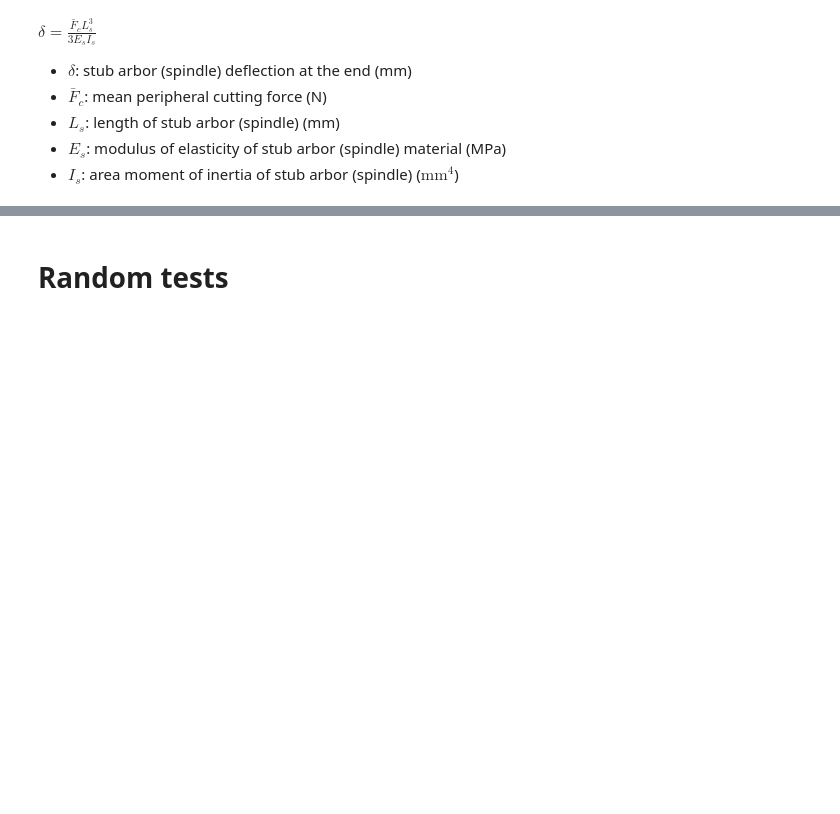
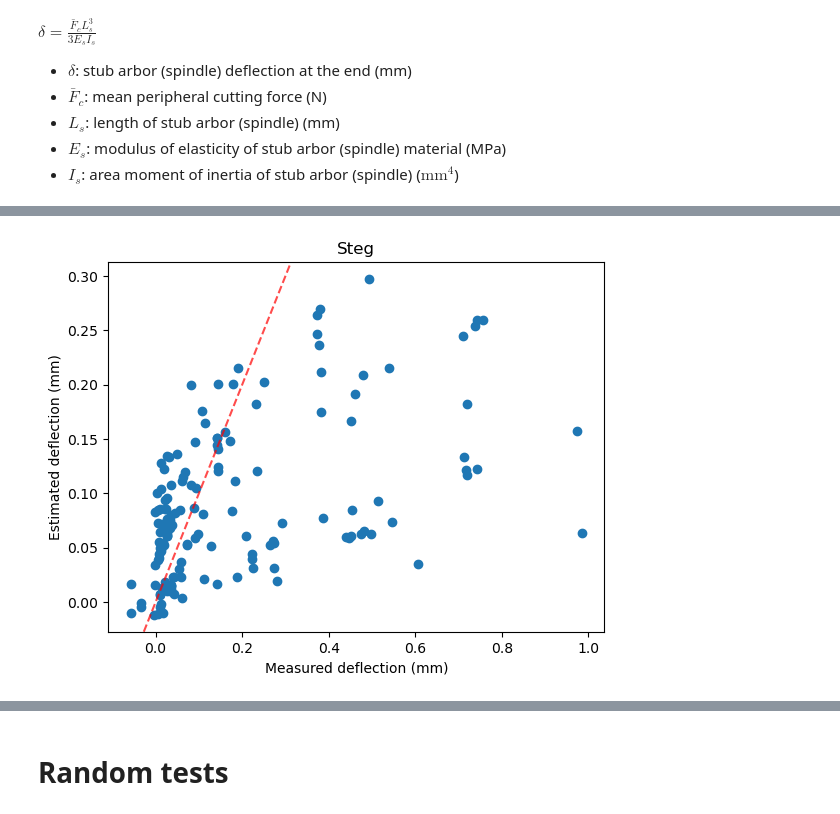
Before and after one commit to Andre-F-B/tool-deflection, a Jupyter notebook: deviation.ipynb, the cells around one changed output, grey strips where cells are left out. Saved outputs shown, nothing was run; the diff lists cells and outputs as text; code cells hidden in the pictures; blank space fills up the shorter version.

```diff
--- a/deviation.ipynb
+++ b/deviation.ipynb
@@ -949 +952,13 @@ Text(0, 0.5, 'Deflection (mm)')
+# %%
+%matplotlib inline
+plt.scatter(df['Deflection'], -df['XMaß_Zmin [mm]_deviation'])
+# plt.scatter([i/10 for i in range(10)], [i/10 for i in range(10)])
+plt.axline((0, 0), slope=1, color='red', linestyle='--', alpha=0.7)
+# plt.legend()
+plt.title(bezeichnung)
+plt.xlabel('Measured deflection (mm)')
+plt.ylabel('Estimated deflection (mm)')
+plt.show()
+# %% [output]
+[figure, added]
 # %%
```
Also changed, not shown: parts of 10 cells of this notebook, 14 other files.
